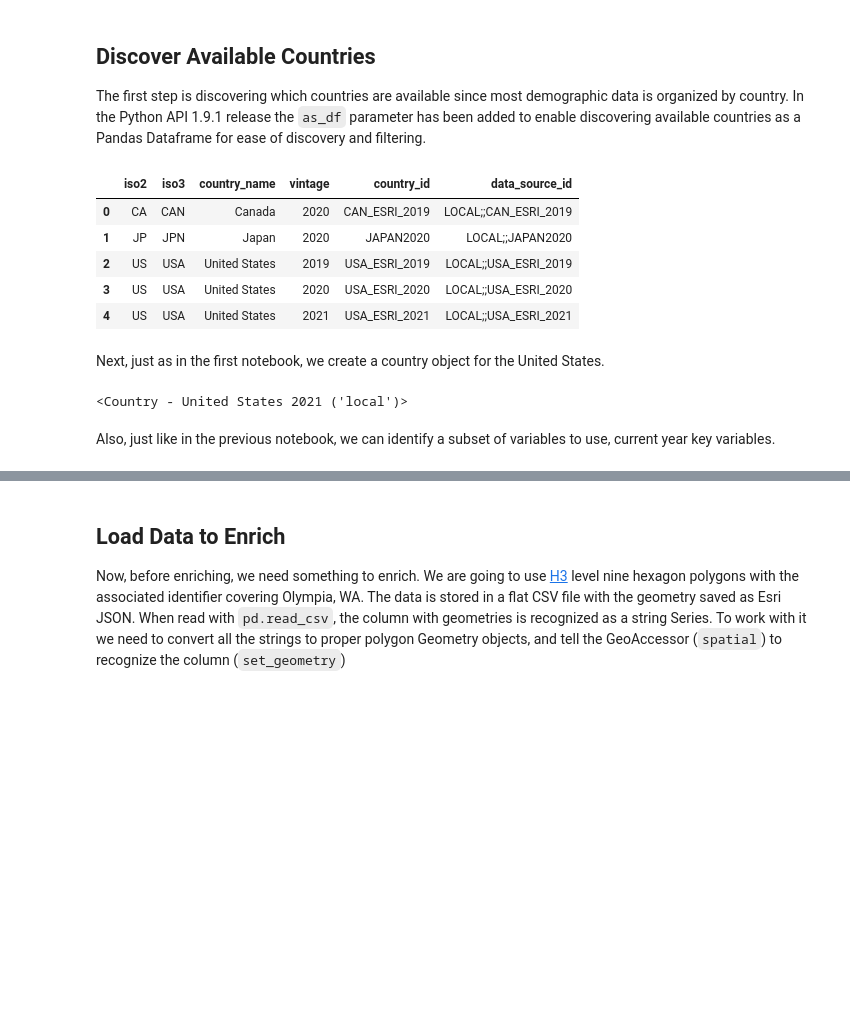
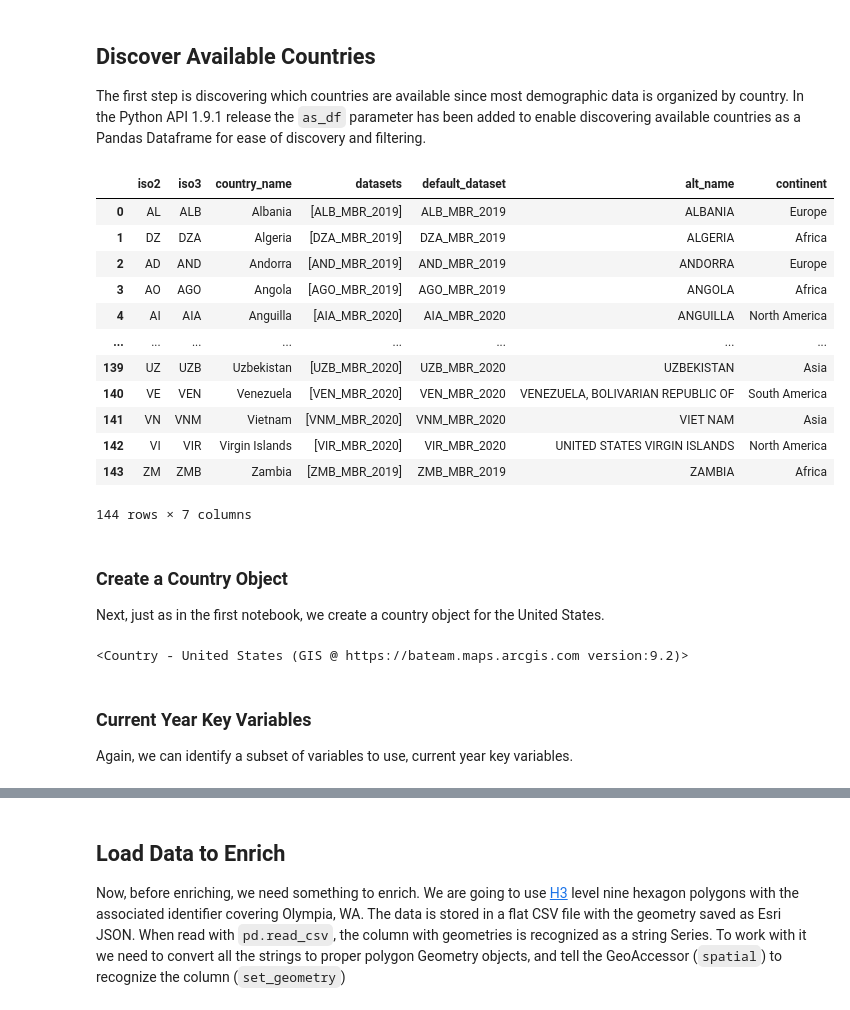
Before and after one commit to Esri/geoenrichment-samples, a Jupyter notebook: Python/geoenrichment-introspection/notebooks/02b-web-gis-enrich.ipynb, the cells around one changed output, grey strips where cells are left out. Saved outputs shown, nothing was run; the diff lists cells and outputs as text; code cells hidden in the pictures; blank space fills up the shorter version.

```diff
--- a/Python/geoenrichment-introspection/notebooks/02b-web-gis-enrich.ipynb
+++ b/Python/geoenrichment-introspection/notebooks/02b-web-gis-enrich.ipynb
@@ -24,21 +31,34 @@ dir_raw = dir_data/'raw'
 
 The first step is discovering which countries are available since most demographic data is organized by country. In the Python API 1.9.1 release the `as_df` parameter has been added to enable discovering available countries as a Pandas Dataframe for ease of discovery and filtering.
 # %%
-# create a GIS object referencing the local ArcGIS Pro instance
-gis = GIS('Pro')
+# create a GIS object connecting to a Web GIS
+gis = GIS(
+    url=os.getenv('ESRI_GIS_URL'),
+    username=os.getenv('ESRI_GIS_USERNAME'),
+    password=os.getenv('ESRI_GIS_PASSWORD')
+)
 
-# use this ArcGIS Pro GIS instance as input
+# use this Web GIS instance as input
 cntry_df = get_countries(gis, as_df=True)
 
 cntry_df
 # %% [output]
-|  | iso2 | iso3 | country_name | vintage | country_id | data_source_id |
-| 0 | CA | CAN | Canada | 2020 | CAN_ESRI_2019 | LOCAL;;CAN_ESRI_2019 |
-| 1 | JP | JPN | Japan | 2020 | JAPAN2020 | LOCAL;;JAPAN2020 |
-| 2 | US | USA | United States | 2019 | USA_ESRI_2019 | LOCAL;;USA_ESRI_2019 |
-| 3 | US | USA | United States | 2020 | USA_ESRI_2020 | LOCAL;;USA_ESRI_2020 |
-| 4 | US | USA | United States | 2021 | USA_ESRI_2021 | LOCAL;;USA_ESRI_2021 |
+|  | iso2 | iso3 | country_name | datasets | default_dataset | alt_name | continent |
+| 0 | AL | ALB | Albania | [ALB_MBR_2019] | ALB_MBR_2019 | ALBANIA | Europe |
+| 1 | DZ | DZA | Algeria | [DZA_MBR_2019] | DZA_MBR_2019 | ALGERIA | Africa |
+| 2 | AD | AND | Andorra | [AND_MBR_2019] | AND_MBR_2019 | ANDORRA | Europe |
+| 3 | AO | AGO | Angola | [AGO_MBR_2019] | AGO_MBR_2019 | ANGOLA | Africa |
+| 4 | AI | AIA | Anguilla | [AIA_MBR_2020] | AIA_MBR_2020 | ANGUILLA | North America |
+| ... | ... | ... | ... | ... | ... | ... | ... |
+| 139 | UZ | UZB | Uzbekistan | [UZB_MBR_2020] | UZB_MBR_2020 | UZBEKISTAN | Asia |
+| 140 | VE | VEN | Venezuela | [VEN_MBR_2020] | VEN_MBR_2020 | VENEZUELA, BOLIVARIAN REPUBLIC OF | South America |
+| 141 | VN | VNM | Vietnam | [VNM_MBR_2020] | VNM_MBR_2020 | VIET NAM | Asia |
+| 142 | VI | VIR | Virgin Islands | [VIR_MBR_2020] | VIR_MBR_2020 | UNITED STATES VIRGIN ISLANDS | North America |
+| 143 | ZM | ZMB | Zambia | [ZMB_MBR_2019] | ZMB_MBR_2019 | ZAMBIA | Africa |
+144 rows × 7 columns
 # %% [markdown]
+### Create a Country Object
+
 Next, just as in the first notebook, we create a country object for the United States.
 # %%
 # create a USA country object, again using the ArcGIS Pro GIS instance
@@ -46,9 +66,11 @@ usa = Country('USA', gis=gis)
 
 usa
 # %% [output]
-<Country - United States 2021 ('local')>
+<Country - United States (GIS @ https://bateam.maps.arcgis.com version:9.2)>
 # %% [markdown]
-Also, just like in the previous notebook, we can identify a subset of variables to use, current year key variables.
+### Current Year Key Variables
+
+Again, we can identify a subset of variables to use, current year key variables.
 # %%
 # retrieve the locally available variables
 ev = usa.enrich_variables
```
Also changed, not shown: parts of 20 cells of this notebook, 3 other files.
